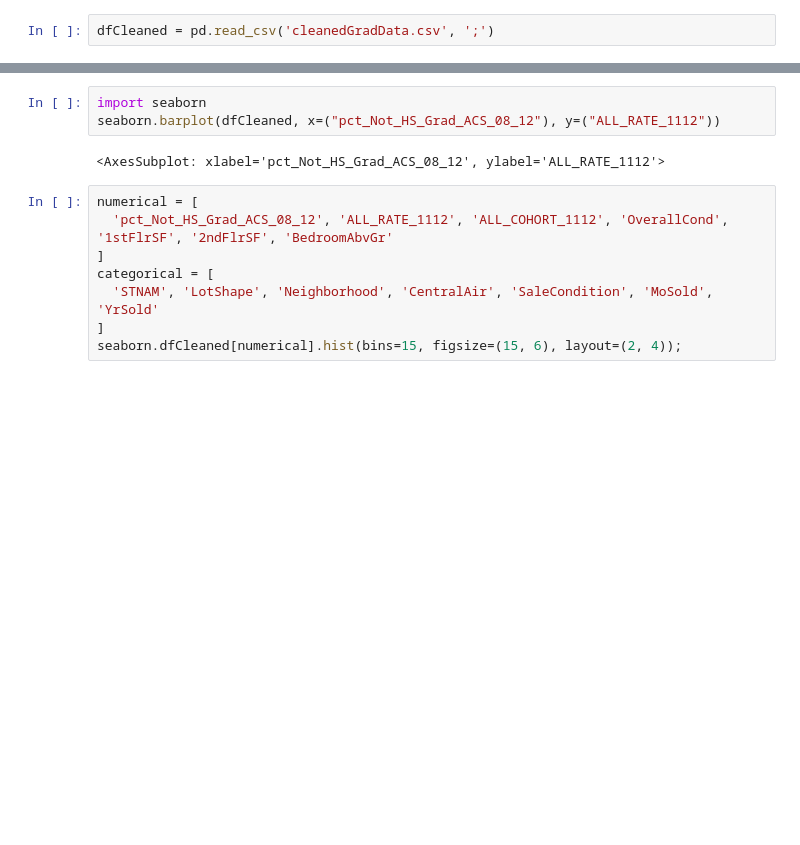
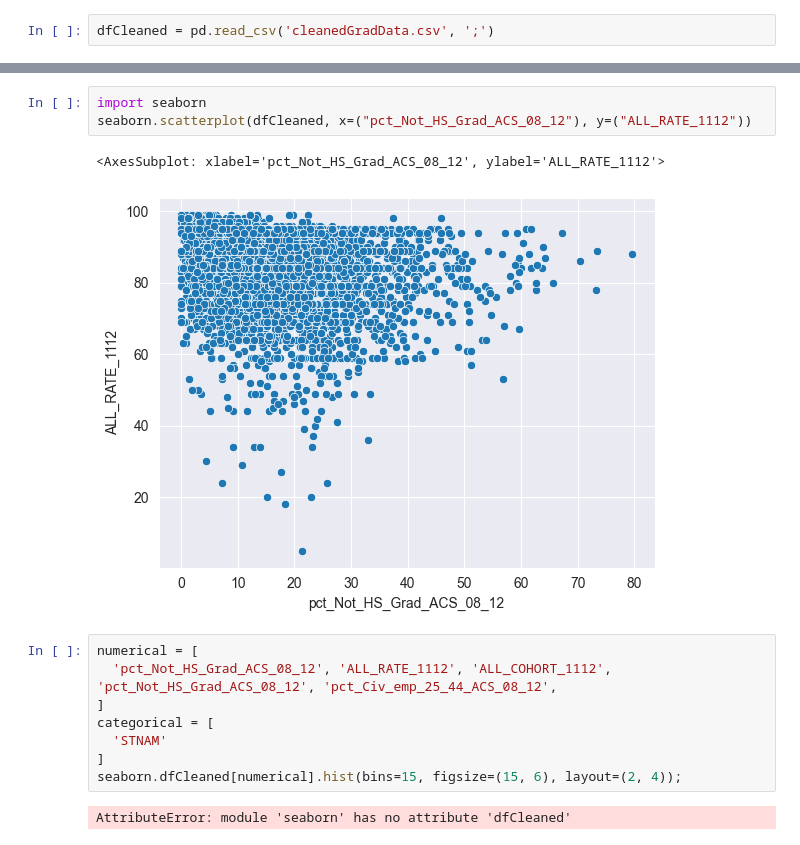
Before and after one commit to RebeccaEKuhlman/GradRates, a Jupyter notebook: gradRates.ipynb, the cells around one changed output, grey strips where cells are left out. Saved outputs shown, nothing was run; the diff lists cells and outputs as text; blank space fills up the shorter version.

```diff
--- a/gradRates.ipynb
+++ b/gradRates.ipynb
@@ -48,13 +75,16 @@ dfCleaned.describe()
 # %%
 import seaborn
-seaborn.barplot(dfCleaned, x=("pct_Not_HS_Grad_ACS_08_12"), y=("ALL_RATE_1112"))
+seaborn.scatterplot(dfCleaned, x=("pct_Not_HS_Grad_ACS_08_12"), y=("ALL_RATE_1112"))
 # %% [output]
 <AxesSubplot: xlabel='pct_Not_HS_Grad_ACS_08_12', ylabel='ALL_RATE_1112'>
+[figure, added]
 # %%
 numerical = [
-  'pct_Not_HS_Grad_ACS_08_12', 'ALL_RATE_1112', 'ALL_COHORT_1112', 'OverallCond', '1stFlrSF', '2ndFlrSF', 'BedroomAbvGr'
+  'pct_Not_HS_Grad_ACS_08_12', 'ALL_RATE_1112', 'ALL_COHORT_1112', 'pct_Not_HS_Grad_ACS_08_12', 'pct_Civ_emp_25_44_ACS_08_12',
 ]
 categorical = [
-  'STNAM', 'LotShape', 'Neighborhood', 'CentralAir', 'SaleCondition', 'MoSold', 'YrSold'
+  'STNAM'
 ]
 seaborn.dfCleaned[numerical].hist(bins=15, figsize=(15, 6), layout=(2, 4));
+# %% [output]
+AttributeError: module 'seaborn' has no attribute 'dfCleaned'
```
Also changed, not shown: parts of 2 cells of this notebook.
